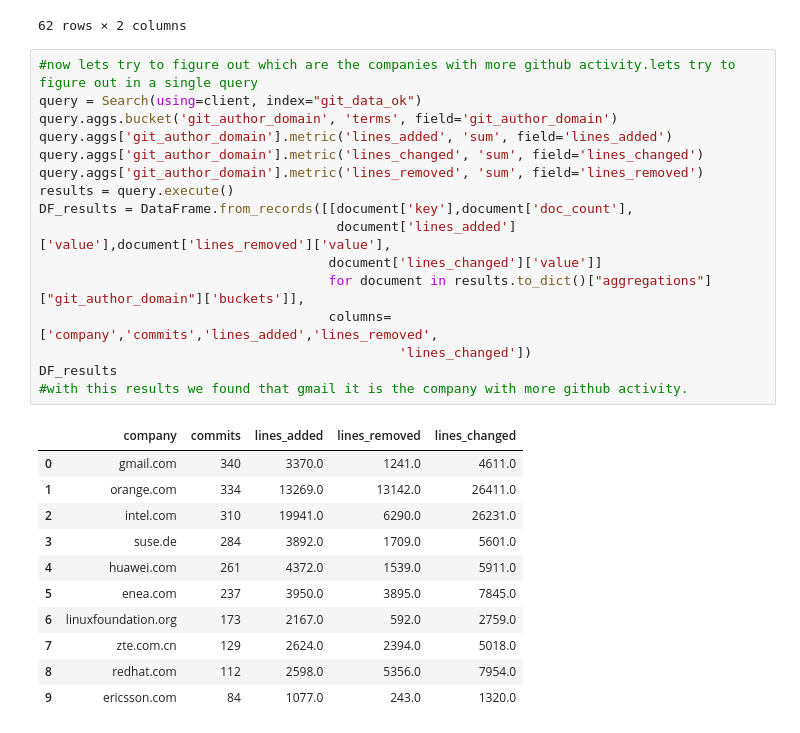
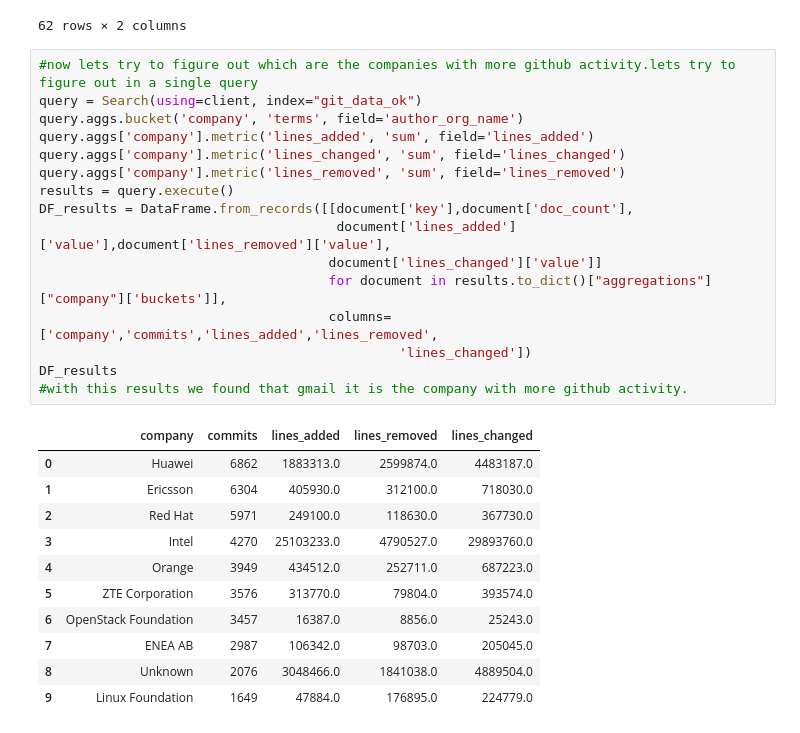
Before and after one commit to Javier162380/MongoDB-Neo4J-ElasticSearch-Assigment, a Jupyter notebook: ElasticSearch/elastic_search_querys.ipynb, the cells around one changed output. Cells and saved outputs as stored; diff of their text form.

```diff
--- a/ElasticSearch/elastic_search_querys.ipynb
+++ b/ElasticSearch/elastic_search_querys.ipynb
@@ -161,31 +161,31 @@ Df_results
 # %%
 #now lets try to figure out which are the companies with more github activity.lets try to figure out in a single query
 query = Search(using=client, index="git_data_ok")
-query.aggs.bucket('git_author_domain', 'terms', field='git_author_domain')
-query.aggs['git_author_domain'].metric('lines_added', 'sum', field='lines_added')
-query.aggs['git_author_domain'].metric('lines_changed', 'sum', field='lines_changed')
-query.aggs['git_author_domain'].metric('lines_removed', 'sum', field='lines_removed')
+query.aggs.bucket('company', 'terms', field='author_org_name')
+query.aggs['company'].metric('lines_added', 'sum', field='lines_added')
+query.aggs['company'].metric('lines_changed', 'sum', field='lines_changed')
+query.aggs['company'].metric('lines_removed', 'sum', field='lines_removed')
 results = query.execute()
 DF_results = DataFrame.from_records([[document['key'],document['doc_count'],
                                       document['lines_added']['value'],document['lines_removed']['value'],
                                      document['lines_changed']['value']]
-                                     for document in results.to_dict()["aggregations"]["git_author_domain"]['buckets']],
+                                     for document in results.to_dict()["aggregations"]["company"]['buckets']],
                                      columns=['company','commits','lines_added','lines_removed',
                                               'lines_changed'])
 DF_results
 #with this results we found that gmail it is the company with more github activity.
 # %% [output]
 |  | company | commits | lines_added | lines_removed | lines_changed |
-| 0 | gmail.com | 340 | 3370.0 | 1241.0 | 4611.0 |
-| 1 | orange.com | 334 | 13269.0 | 13142.0 | 26411.0 |
-| 2 | intel.com | 310 | 19941.0 | 6290.0 | 26231.0 |
-| 3 | suse.de | 284 | 3892.0 | 1709.0 | 5601.0 |
-| 4 | huawei.com | 261 | 4372.0 | 1539.0 | 5911.0 |
-| 5 | enea.com | 237 | 3950.0 | 3895.0 | 7845.0 |
-| 6 | linuxfoundation.org | 173 | 2167.0 | 592.0 | 2759.0 |
-| 7 | zte.com.cn | 129 | 2624.0 | 2394.0 | 5018.0 |
-| 8 | redhat.com | 112 | 2598.0 | 5356.0 | 7954.0 |
-| 9 | ericsson.com | 84 | 1077.0 | 243.0 | 1320.0 |
+| 0 | Huawei | 6862 | 1883313.0 | 2599874.0 | 4483187.0 |
+| 1 | Ericsson | 6304 | 405930.0 | 312100.0 | 718030.0 |
+| 2 | Red Hat | 5971 | 249100.0 | 118630.0 | 367730.0 |
+| 3 | Intel | 4270 | 25103233.0 | 4790527.0 | 29893760.0 |
+| 4 | Orange | 3949 | 434512.0 | 252711.0 | 687223.0 |
+| 5 | ZTE Corporation | 3576 | 313770.0 | 79804.0 | 393574.0 |
+| 6 | OpenStack Foundation | 3457 | 16387.0 | 8856.0 | 25243.0 |
+| 7 | ENEA AB | 2987 | 106342.0 | 98703.0 | 205045.0 |
+| 8 | Unknown | 2076 | 3048466.0 | 1841038.0 | 4889504.0 |
+| 9 | Linux Foundation | 1649 | 47884.0 | 176895.0 | 224779.0 |
 # %%
 #but now it make sense to calculate some ratios.
 DF_results['lines_added_per_commit'] = DF_results.apply(lambda row:
```
Also changed, not shown: parts of 3 cells of this notebook.
